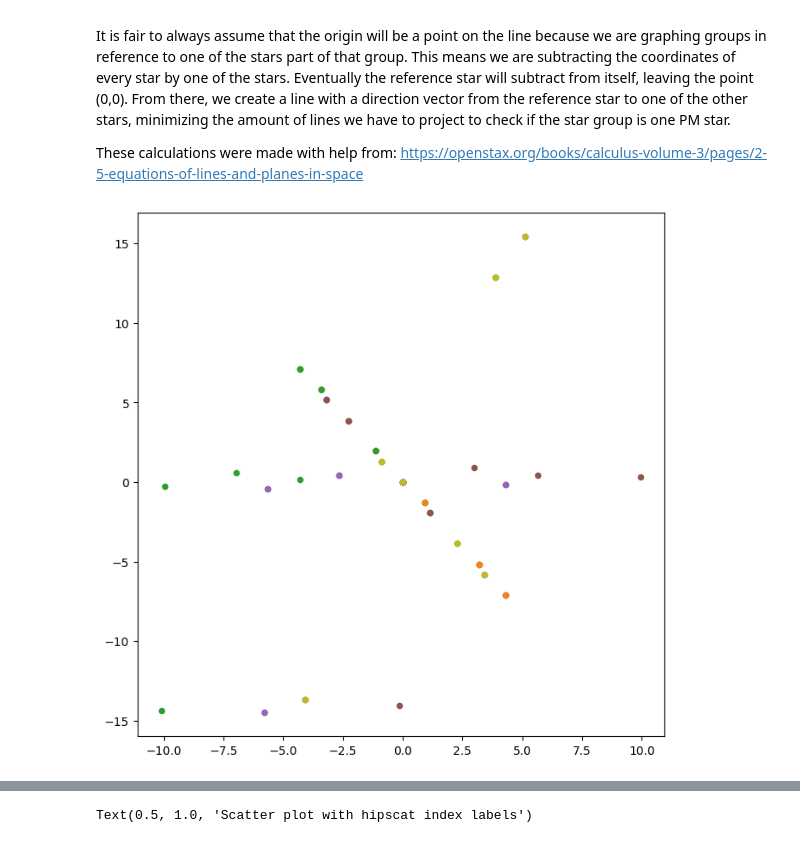
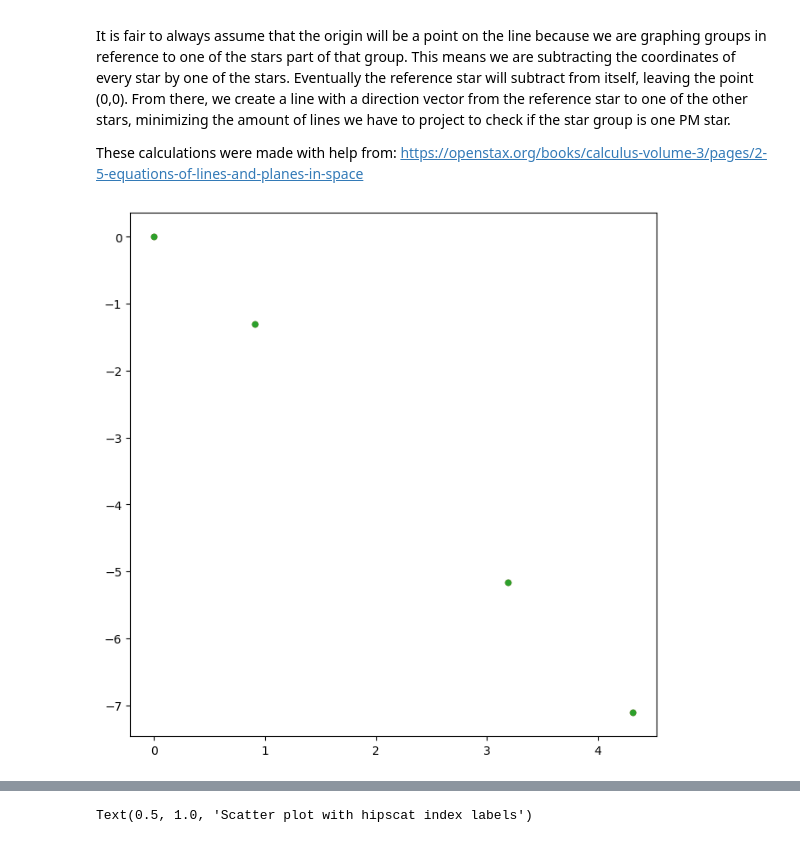
Before and after one commit to JoaoDPassos/brown-dwarf-search, a Jupyter notebook: CrossMatchFIltering.ipynb, the cells around one changed output, grey strips where cells are left out. Cells and saved outputs as stored; diff of their text form; code cells hidden in the pictures.

```diff
--- a/CrossMatchFIltering.ipynb
+++ b/CrossMatchFIltering.ipynb
@@ -64,27 +64,32 @@ plt.yscale('log')
 df['counts'] = counts
 four_or_more_matches = df.query('counts >= 3')
 
+seen = set()
 
-# plt.figure(figsize=(8, 8))
-# alpha = .3
-# #Loop through groups of matched stars
-# for _hipscat_index, group in four_or_more_matches.groupby('_hipscat_index'):
-#     #origin point
-#     ra1, dec1 = group.iloc[0][["RA_1", "DEC_1"]]
 
-#     #array of matched points
-#     ra2, dec2 = group[["RA_2", "DEC_2"]].to_numpy().T
+plt.figure(figsize=(16, 8))
+#Loop through groups of matched stars
+for _hipscat_index, group in four_or_more_matches.groupby('_hipscat_index'):
+    #origin point
+    ra1, dec1 = group.iloc[0][["RA_1", "DEC_1"]]
 
-#     #perform delta RA, DEC calculations
-#     x = (ra2 - ra1) * np.cos(np.radians(dec1)) * 3600
-#     y = (dec2 - dec1) * 3600
+    #array of matched points
+    ra2, dec2 = group[["RA_2", "DEC_2"]].to_numpy().T
 
-#     plt.scatter(x, y, s=20, alpha=alpha)
-#     alpha += 0.02
+    #perform delta RA, DEC calculations
+    x = (ra2 - ra1) * np.cos(np.radians(dec1)) * 3600
+    y = (dec2 - dec1) * 3600
+    #print('origin:',_hipscat_index,' group:', group,' min(group):', min(group.index))
+    if ra1 == min(ra2):
+        plt.subplot(1,2,1)
+        plt.scatter(x, y, s=20)
+        seen.add(_hipscat_index)
+    plt.subplot(1,2,2)
+    plt.scatter(x,y,s=20)
 
-# plt.xlabel('(RA2 - RA1)*cos(DEC1) in arcseconds')
-# plt.ylabel('DEC2 - DEC1 in arcseconds')
-# plt.title('Matched Stars Graphed by Displacement from Eachother')
+plt.xlabel('(RA2 - RA1)*cos(DEC1) in arcseconds')
+plt.ylabel('DEC2 - DEC1 in arcseconds')
+plt.title('Matched Stars Graphed by Displacement from Eachother')
 
 
 #color map for different system
@@ -128,35 +136,35 @@ def closeToProjection(v, x,y, error):
 
 
 plt.figure(figsize=(8, 8))
 for _hipscat_index, group in four_or_more_matches.groupby('_hipscat_index'):
     #origin point
     ra1, dec1 = group.iloc[0][["RA_1", "DEC_1"]]
 
     #array of matched points
     ra2, dec2 = group[["RA_2", "DEC_2"]].to_numpy().T
 
     #perform delta RA, DEC calculations
     x_vals = (ra2 - ra1) * np.cos(np.radians(dec1)) * 3600
     y_vals = (dec2 - dec1) * 3600
     coords = zip(x_vals, y_vals)
     coords = list(coords)
 
 
     for i in range(len(coords)):
         found = 0
         x,y = coords[i]
         if y == 0: continue
         v = (x,y) #direction vector
 
         for j in range(len(coords)):
             if j == i: continue
             test_x, test_y = coords[j]
             if (v[0] != 0 and v[1] != 0) and closeToProjection(v, test_x, test_y, .65):
                 found += 1
-        if found >= 3:
+        if (found >= 3) and (ra1 == min(ra2)):
             plt.scatter(x_vals, y_vals, s=20)
 # %% [output]
-[figure, old version]
+[figure, new version]
 # %%
 small_scope = filtered_catalog.cone_search(42.817451981441494, -3.8882601693023133, 20)
 
```
Also changed, not shown: parts of 1 cell of this notebook.
